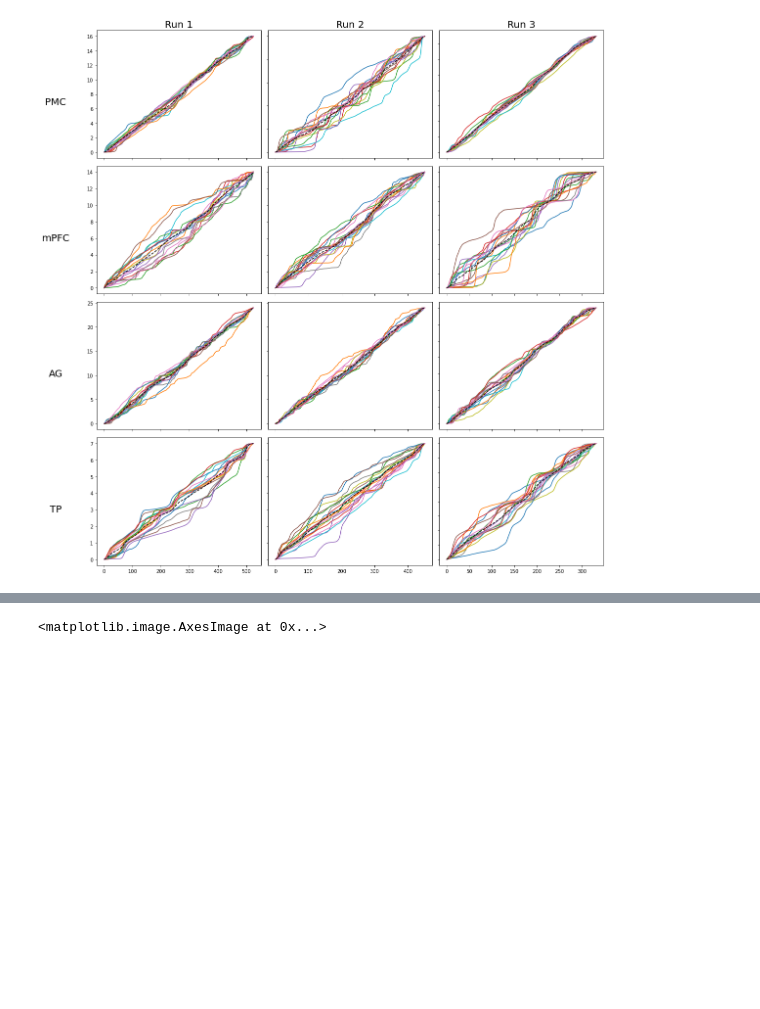
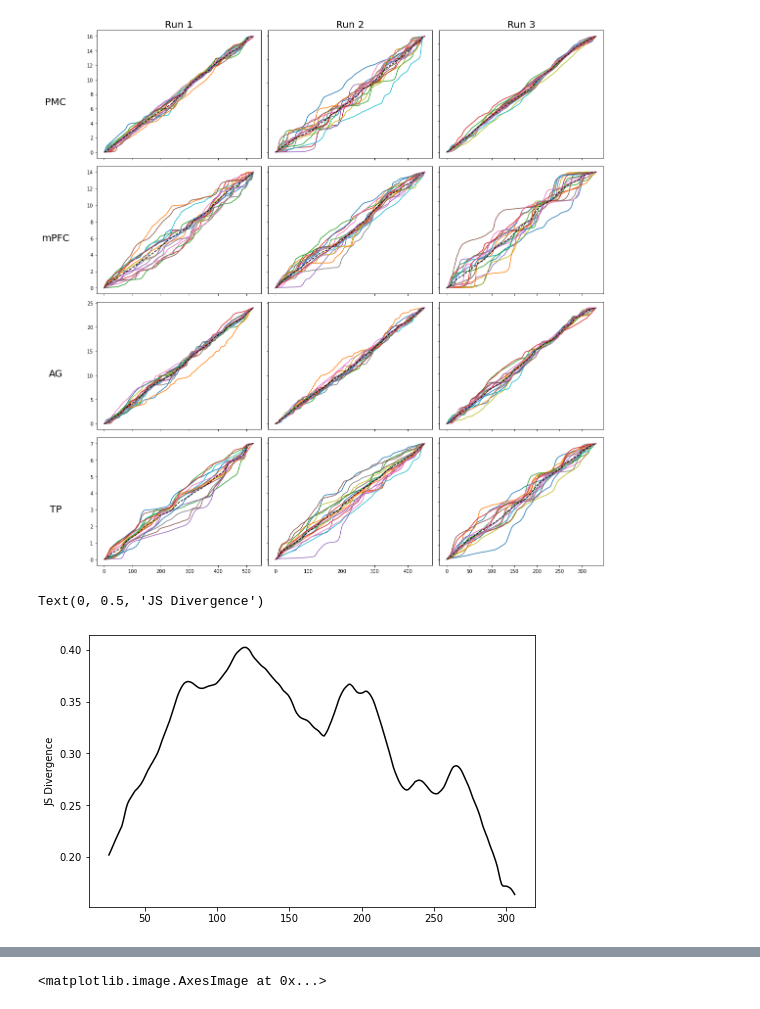
Before and after one commit to jahchwe/nh-paranoia, a Jupyter notebook: code/HMM_PMC.ipynb, the cells around one changed output, grey strips where cells are left out. Cells and saved outputs as stored; diff of their text form; code cells hidden in the pictures; blank space fills up the shorter version.

```diff
--- a/code/HMM_PMC.ipynb
+++ b/code/HMM_PMC.ipynb
@@ -297,0 +357,15 @@ plt.tight_layout()
+# %%
+HRF_shift = 5
+trim = 25
+js_run = js_TP_r3
+JS_trim = js_run[(trim):(-trim)]
+fig, ax1 = plt.subplots(figsize=(8,5))
+#ax1 = ax1.twinx()
+ax1.plot(np.arange(trim, T3-trim), JS_trim, color='k')
+ax1.set_ylabel('JS Divergence')
+
+#JS_g1_trim = js_g1[(trim+HRF_shift):(-trim+HRF_shift)]
+    #JS_g2_trim = js_g2[(trim+HRF
+# %% [output]
+Text(0, 0.5, 'JS Divergence')
+[figure, added]
```
Also changed, not shown: parts of 19 cells of this notebook, 5 other files.
